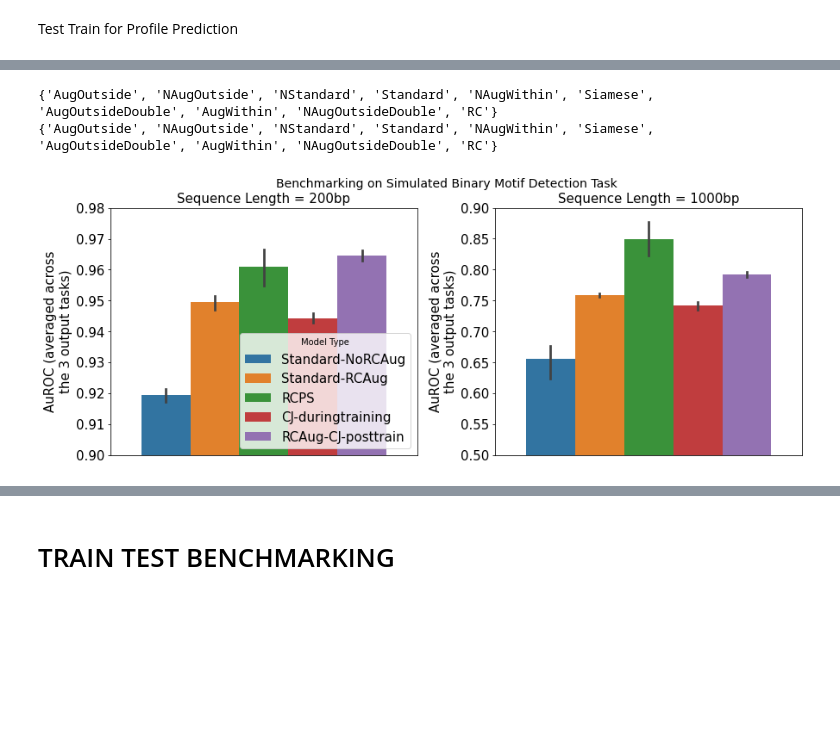
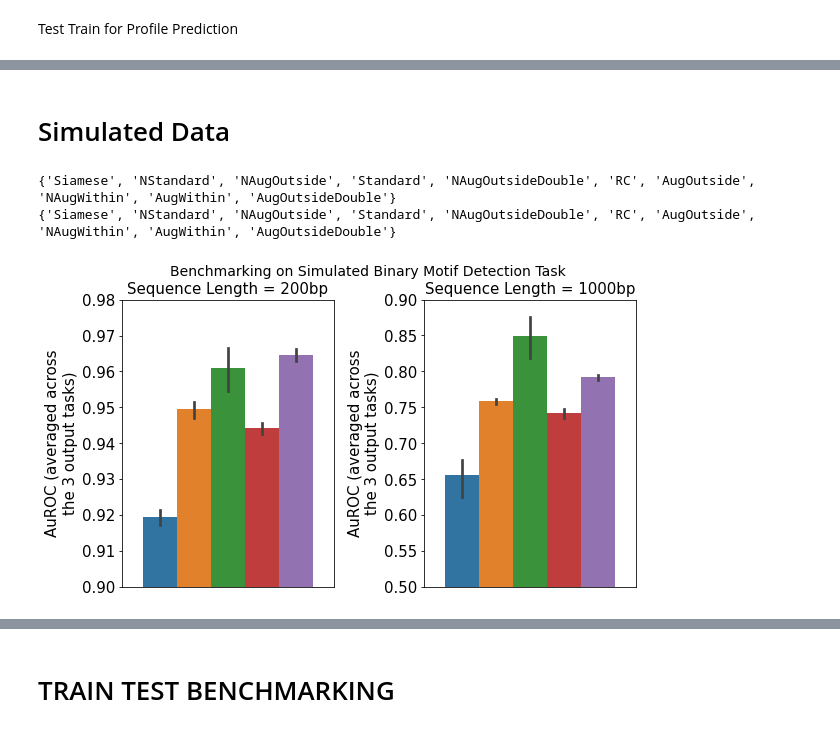
Before and after one commit to hannahgz/BenchmarkRCStrategies, a Jupyter notebook: FigGen.ipynb, the cells around one changed output, grey strips where cells are left out. Saved outputs shown, nothing was run; the diff lists cells and outputs as text; code cells hidden in the pictures; blank space fills up the shorter version.

```diff
--- a/FigGen.ipynb
+++ b/FigGen.ipynb
@@ -336,0 +325,28 @@ plt.savefig("Binary_Merging_Strategies_AuPRC.png", bbox_inches='tight')
+# %%
+# binary_data = get_all_binary_data_ISMB(suffix = "ISMB_1")
+MODEL_TYPES = ["Standard-NoRCAug", "Standard-RCAug", "RCPS",
+                "CJ-trained", "CJ-posthoc"]
+
+fig, ax = plt.subplots(1,3,figsize=(12,5))
+fig.suptitle("Benchmarking on Binary TF ChIP-seq Peak vs. Background Prediction Task", fontsize=14)
+fig.tight_layout(w_pad=2, rect=[0, 0, 1, 0.93])
+plt.axes(ax[0])
+plot_master_figure(datasetname="MAX",
+                           pddataframe=binary_data,
+                           y="Held-out AuPRC",
+                          ylim=(0.64, 0.72))
+plt.axes(ax[1])
+plot_master_figure(datasetname="CTCF",
+                   pddataframe=binary_data,
+                   y="Held-out AuPRC",
+                   ylim=(0.95, 0.98))
+plt.axes(ax[2])
+plot_master_figure(datasetname="SPI1",
+                   pddataframe=binary_data,
+                   y="Held-out AuPRC",
+                   ylim=(0.955, 0.985))
+
+[x.get_legend().remove() for x in ax[:-1]]
+ax[0].set_ylabel("AuPRC of Binary Models")
+[x.set_ylabel("") for x in ax[1:]]
+plt.savefig("MasterTFBinaryModelsAuPRC.png", bbox_inches='tight')
@@ -603,3 +726,5 @@ plt.savefig("OCT4_JSD_CJRCPS.png", bbox_inches='tight')
+# %% [markdown]
+# Simulated Data
 # %%
 import seaborn as sns
 from matplotlib import pyplot as plt
@@ -621,41 +746,45 @@ def get_sim_dataset(seqlen):
 sim_200 = get_sim_dataset(200)
 sim_1000 = get_sim_dataset(1000)
 # %% [output]
-{'AugOutside', 'NAugOutside', 'NStandard', 'Standard', 'NAugWithin', 'Siamese', 'AugOutsideDouble', 'AugWithin', 'NAugOutsideDouble', 'RC'}
-{'AugOutside', 'NAugOutside', 'NStandard', 'Standard', 'NAugWithin', 'Siamese', 'AugOutsideDouble', 'AugWithin', 'NAugOutsideDouble', 'RC'}
+{'Siamese', 'NStandard', 'NAugOutside', 'Standard', 'NAugOutsideDouble', 'RC', 'AugOutside', 'NAugWithin', 'AugWithin', 'AugOutsideDouble'}
+{'Siamese', 'NStandard', 'NAugOutside', 'Standard', 'NAugOutsideDouble', 'RC', 'AugOutside', 'NAugWithin', 'AugWithin', 'AugOutsideDouble'}
 # %%
+MODEL_TYPES = ["Standard-NoRCAug", "Standard-RCAug", "RCPS",
+                "CJ-trained", "CJ-posthoc"]
+
 def plot_sim_figures(datasetname, pddataframe, y, ylim):
   #filter for the dataset
   filtered_pddataframe = pddataframe[(pddataframe["Model Type"].isin(MODEL_TYPES) &
                                       (pddataframe["Early Stopping Metric"] == "auroc")) ]
   sns.barplot(data=filtered_pddataframe,
               x="Early Stopping Metric",
               y=y,
               hue="Model Type",
               hue_order=MODEL_TYPES)
   plt.ylim(*ylim)
   if (datasetname=="sim 200"):
     plt.title("Sequence Length = 200bp")
   elif (datasetname=="sim 1000"):
     plt.title("Sequence Length = 1000bp")
   plt.xlabel("")
   x = []
   plt.xticks(x, " ")
   plt.ylabel("AuROC (averaged across\nthe 3 output tasks)")
 
 
-fig, ax = plt.subplots(1,2,figsize=(12,5))
+fig, ax = plt.subplots(1,2,figsize=(8,5))
 fig.suptitle("Benchmarking on Simulated Binary Motif Detection Task", fontsize=14)
 fig.tight_layout(w_pad=5, rect=[0, 0, 1, 0.93])
 plt.axes(ax[0])
 plot_sim_figures(datasetname = "sim 200", pddataframe = sim_200 , y = "Held-out AuROC", ylim = (0.9,0.98))
+ax[0].get_legend().remove()
 plt.axes(ax[1])
 plot_sim_figures(datasetname = "sim 1000", pddataframe = sim_1000 , y = "Held-out AuROC", ylim = (0.5,0.9))
 ax[1].get_legend().remove()
 
 plt.savefig("MasterSimAuROC.png", bbox_inches='tight')
 # %% [output]
-[figure, old version]
+[figure, new version]
 # %%
 from google.colab import files
 import glob
```
Also changed, not shown: parts of 36 cells of this notebook.
